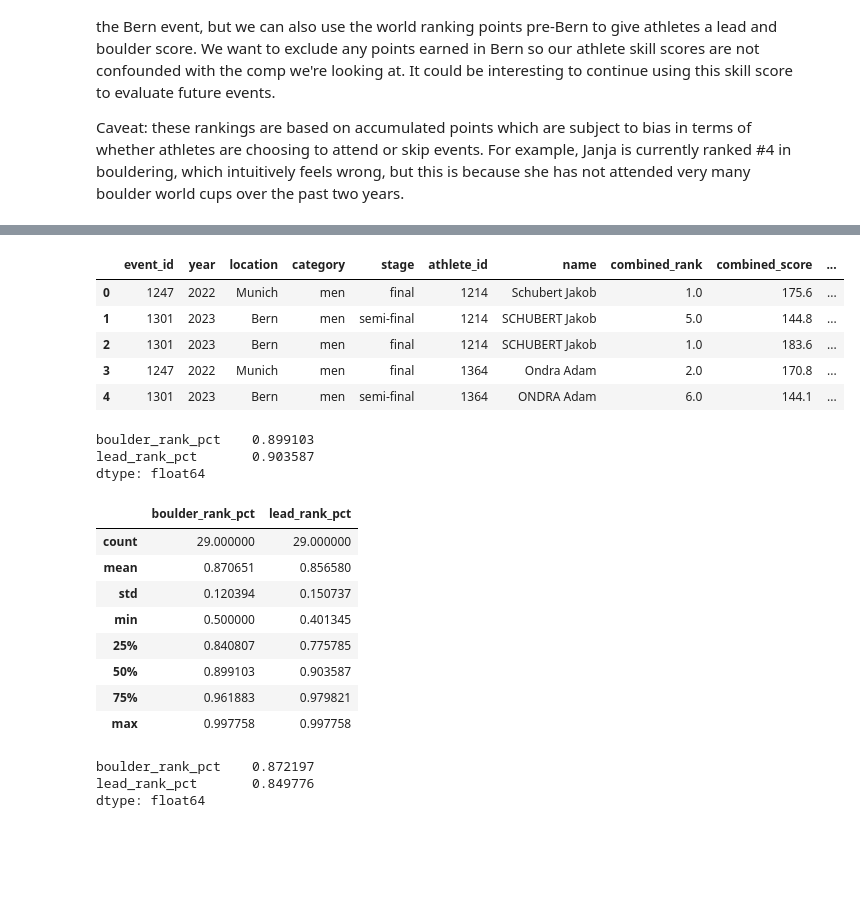
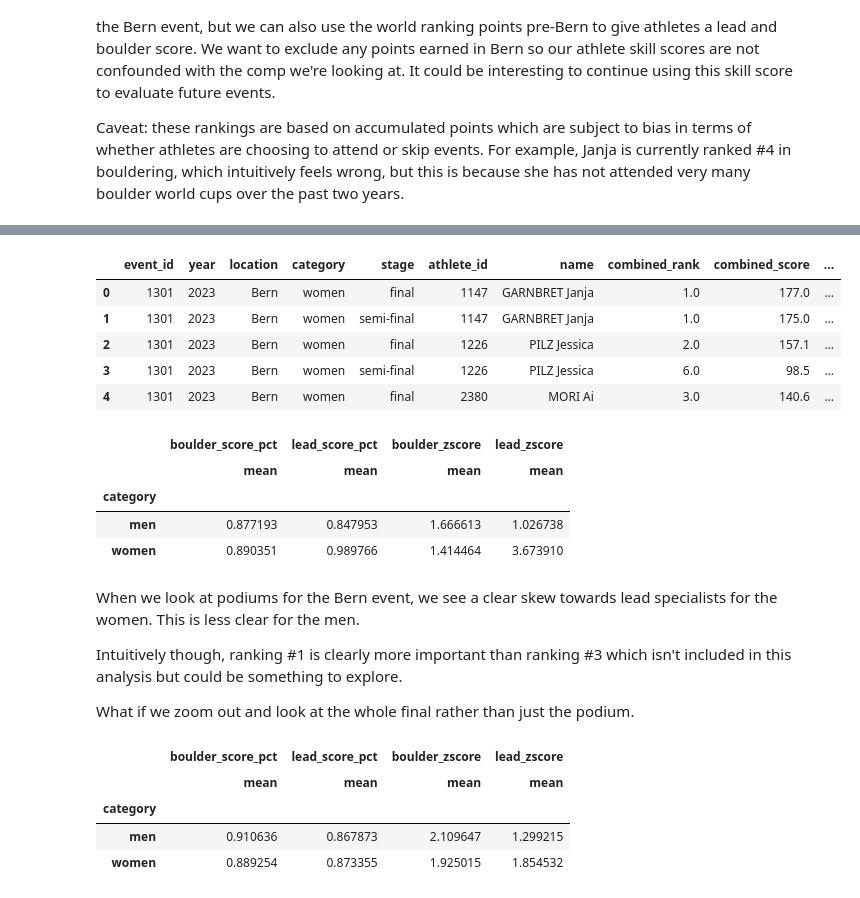
Before and after one commit to mlauter/compclimbingstats, a Jupyter notebook: leadadvantage.ipynb, the cells around one changed output, grey strips where cells are left out. Drawn from its saved outputs; the diff is of its cells as text; code cells hidden in the pictures; blank space fills up the shorter version.

```diff
--- a/leadadvantage.ipynb
+++ b/leadadvantage.ipynb
@@ -383,0 +358,6 @@ cleanwrdf.head(10)
+# %%
+# Now we want to recalculate scores excluding any points earned in Bern
+cleanwrdf.loc[:,'pre_bern_boulder_score'] = cleanwrdf.boulder_score - cleanwrdf.boulder_bern_pts
+cleanwrdf.loc[:,'pre_bern_lead_score'] = cleanwrdf.lead_score - cleanwrdf.lead_bern_pts
+
+cleanwrdf.head()
@@ -384,8 +371,11 @@ cleanwrdf.head(10)
 # %%
-# Now lets give each athlete a normalized boulder and lead rank
-cleanwrdf.loc[:,'boulder_rank_pct'] = cleanwrdf['boulder_rank'].rank(pct=True, ascending=False)
-cleanwrdf.loc[:,'lead_rank_pct'] = cleanwrdf['lead_rank'].rank(pct=True, ascending=False)
-cleanwrdf.loc[:,'boulder_score_pct'] = cleanwrdf['boulder_score'].rank(pct=True, ascending=True)
-cleanwrdf.loc[:,'lead_score_pct'] = cleanwrdf['lead_score'].rank(pct=True, ascending=True)
-cleanwrdf.head()
+# Now lets give each athlete a normalized boulder and lead rank and zscore
+from scipy.stats import zscore
+
+cleanwrdf.loc[:,'boulder_score_pct'] = cleanwrdf['pre_bern_boulder_score'].rank(pct=True, ascending=True)
+cleanwrdf.loc[:,'lead_score_pct'] = cleanwrdf['pre_bern_lead_score'].rank(pct=True, ascending=True)
+cleanwrdf.loc[:,'boulder_zscore'] = zscore(cleanwrdf['pre_bern_boulder_score'])
+cleanwrdf.loc[:,'lead_zscore'] = zscore(cleanwrdf['pre_bern_lead_score'])
+
+cleanwrdf.head(10)
 # %% [output]
@@ -416,39 +395,39 @@ Now lets look at podiums across these events and whether there is a skew in the
 # %%
-rankpcts = cleanwrdf[['athlete_id','boulder_rank_pct','lead_rank_pct']]
-rankpct = cleandf.merge(rankpcts, on='athlete_id')
+berndf = cleandf[cleandf['event_id'] == bern_event_id]
+rankpcts = cleanwrdf[['athlete_id','boulder_score_pct','lead_score_pct', 'boulder_zscore', 'lead_zscore']]
+rankpct = berndf.merge(rankpcts, on='athlete_id')
 rankpct.head()
 # %% [output]
 |  | event_id | year | location | category | stage | athlete_id | name | combined_rank | combined_score | ... |
-| 0 | 1247 | 2022 | Munich | men | final | 1214 | Schubert Jakob | 1.0 | 175.6 | ... |
-| 1 | 1301 | 2023 | Bern | men | semi-final | 1214 | SCHUBERT Jakob | 5.0 | 144.8 | ... |
-| 2 | 1301 | 2023 | Bern | men | final | 1214 | SCHUBERT Jakob | 1.0 | 183.6 | ... |
-| 3 | 1247 | 2022 | Munich | men | final | 1364 | Ondra Adam | 2.0 | 170.8 | ... |
-| 4 | 1301 | 2023 | Bern | men | semi-final | 1364 | ONDRA Adam | 6.0 | 144.1 | ... |
+| 0 | 1301 | 2023 | Bern | women | final | 1147 | GARNBRET Janja | 1.0 | 177.0 | ... |
+| 1 | 1301 | 2023 | Bern | women | semi-final | 1147 | GARNBRET Janja | 1.0 | 175.0 | ... |
+| 2 | 1301 | 2023 | Bern | women | final | 1226 | PILZ Jessica | 2.0 | 157.1 | ... |
+| 3 | 1301 | 2023 | Bern | women | semi-final | 1226 | PILZ Jessica | 6.0 | 98.5 | ... |
+| 4 | 1301 | 2023 | Bern | women | final | 2380 | MORI Ai | 3.0 | 140.6 | ... |
 # %%
 podiumrankpct = rankpct[(rankpct.stage == 'final') & (rankpct.combined_rank <= 3.0)]
 
-podiumrankpct[['boulder_rank_pct','lead_rank_pct']].median()
+table = podiumrankpct[['category','boulder_score_pct','lead_score_pct', 'boulder_zscore', 'lead_zscore']].groupby('category').apply(lambda s: s.describe().loc[['mean']]).unstack()
+table
 # %% [output]
-boulder_rank_pct    0.899103
-lead_rank_pct       0.903587
-dtype: float64
+|  | boulder_score_pct | lead_score_pct | boulder_zscore | lead_zscore |
+|  | mean | mean | mean | mean |
+| category |  |  |  |  |
+| men | 0.877193 | 0.847953 | 1.666613 | 1.026738 |
+| women | 0.890351 | 0.989766 | 1.414464 | 3.673910 |
-# %%
-podiumrankpct[['boulder_rank_pct','lead_rank_pct']].describe()
-# %% [output]
-|  | boulder_rank_pct | lead_rank_pct |
-| count | 29.000000 | 29.000000 |
-| mean | 0.870651 | 0.856580 |
-| std | 0.120394 | 0.150737 |
-| min | 0.500000 | 0.401345 |
-| 25% | 0.840807 | 0.775785 |
-| 50% | 0.899103 | 0.903587 |
-| 75% | 0.961883 | 0.979821 |
-| max | 0.997758 | 0.997758 |
+# %% [markdown]
+When we look at podiums for the Bern event, we see a clear skew towards lead specialists for the women. This is less clear for the men.
+
+Intuitively though, ranking #1 is clearly more important than ranking #3 which isn't included in this analysis but could be something to explore.
+
+What if we zoom out and look at the whole final rather than just the podium.
 # %%
 finalsrankpct = rankpct[(rankpct.stage == 'final')]
 
-finalsrankpct[['boulder_rank_pct','lead_rank_pct']].median()
+finalsrankpct[['category','boulder_score_pct','lead_score_pct', 'boulder_zscore', 'lead_zscore']].groupby('category').apply(lambda s: s.describe().loc[['mean']]).unstack()
 # %% [output]
-boulder_rank_pct    0.872197
-lead_rank_pct       0.849776
-dtype: float64
+|  | boulder_score_pct | lead_score_pct | boulder_zscore | lead_zscore |
+|  | mean | mean | mean | mean |
+| category |  |  |  |  |
+| men | 0.910636 | 0.867873 | 2.109647 | 1.299215 |
+| women | 0.889254 | 0.873355 | 1.925015 | 1.854532 |
```
Also changed, not shown: parts of 15 cells of this notebook.
